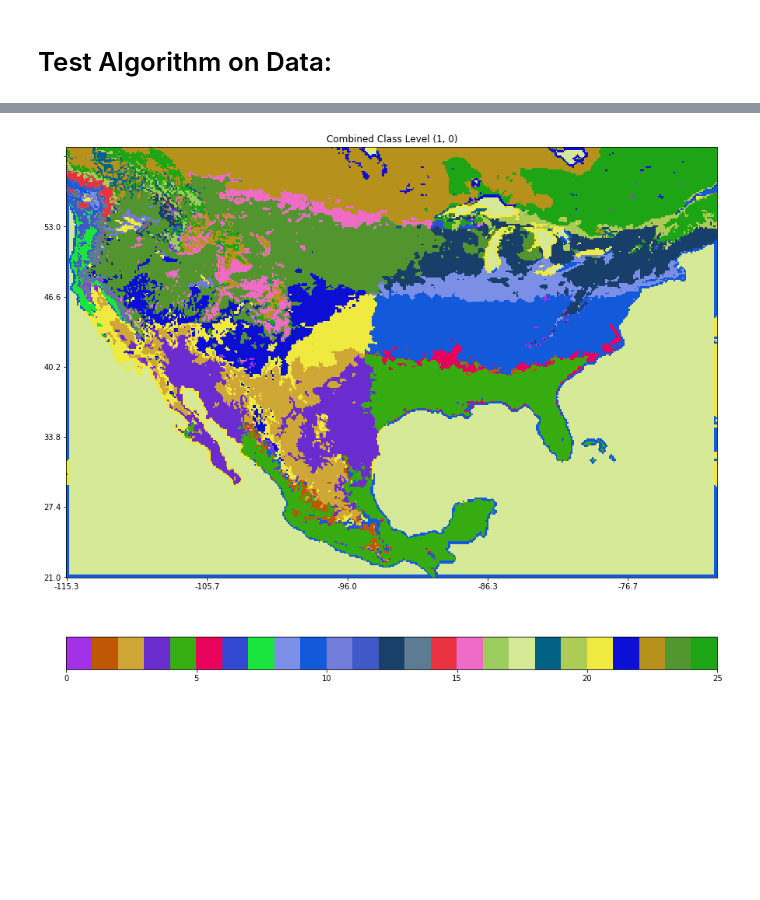
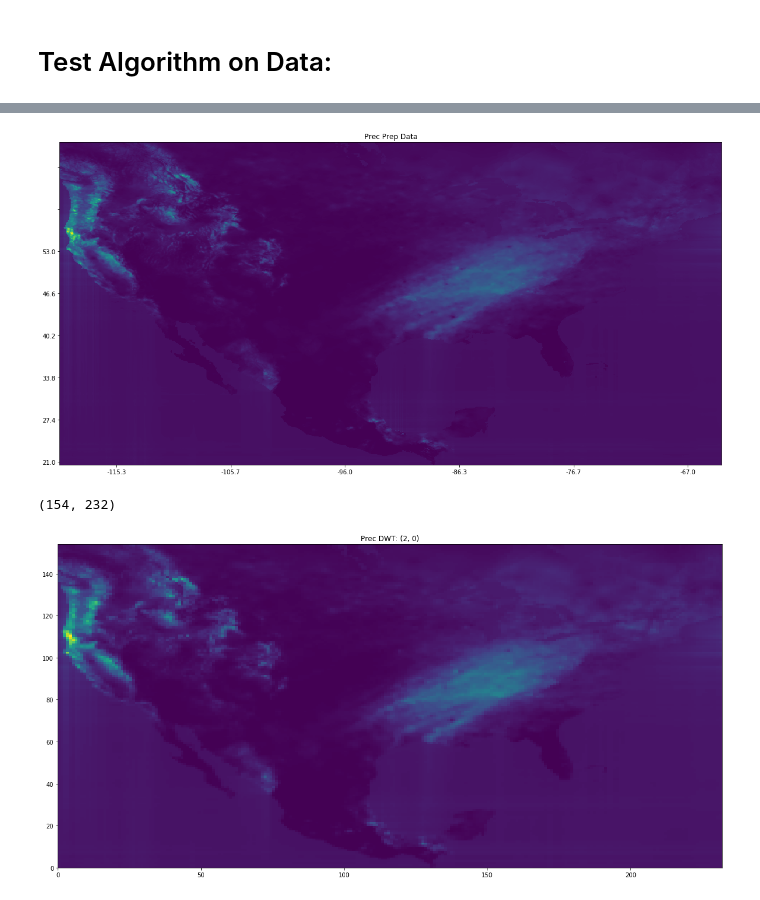
Before and after one commit to derekdesantis/climate_clustering, a Jupyter notebook: MR_Cluster_K.ipynb, the cells around one changed output, grey strips where cells are left out. Cells and saved outputs as stored; diff of their text form; code cells hidden in the pictures; blank space fills up the shorter version.

```diff
--- a/MR_Cluster_K.ipynb
+++ b/MR_Cluster_K.ipynb
@@ -595,0 +910,2 @@ steps
+# %%
+Prec_classes, Tmax_classes, Tmin_classes, lexlabels_thresh = clustering(dst)
@@ -596,3 +937,18 @@ steps
+# %%
+#Set of time slices
+t_chunk = 12*20
+t_delta = 20*12
+steps = (768-t_chunk)/(t_delta)
+# %%
+Prec_classes_all = {}
+Tmax_classes_all = {}
+Tmin_classes_all = {}
+labels_all = {}
+
+for step in range(steps+1):
+    dst = ds.isel(time=slice(t_delta*step,t_chunk+t_delta*step))
+
+    Prec_classes_all[step], Tmax_classes_all[step], Tmin_classes_all[step], labels_all[step] = clustering(dst)
 # %%
 Prec_classes_all = {}
 Tmax_classes_all = {}
@@ -684,20 +1044,38 @@ np.nanmax(Prec_classes_all[0][(1,0)])
+# %%
+f, ax = plt.subplots(figsize=(20, 10), ncols=1, nrows=1)
+
+p0 = ax.pcolormesh(ds.lon, ds.lat, data_Prec[0])
+        #p0 = plt.imshow(lexlabels, cmap="Set3", origin = [0,0])
+    #plt.colorbar(p0, ax=ax, orientation='horizontal',
+    #                 pad=0.07, fraction=0.05)
+        #p.clim(0, number_labels)
+ax.set_title("Prec Prep Data")
+
+ax.set_xticklabels(lon_space, minor=False)
+ax.set_yticklabels(lat_space, minor=False)
+
+plt.show()
+# %% [output]
+[figure, added]
+# %%
+wp = pywt.wavedecn(data=data_Prec, wavelet = 'haar', level = 2, axes = [1,2])
+# %%
+wp[0][0].shape
+# %% [output]
+(154, 232)
 # %%
-colormap = np.random.uniform(low=0,high=1,size = (25,3))
-cmap = color.ListedColormap(colormap)
+f, ax = plt.subplots(figsize=(20, 10), ncols=1, nrows=1)
 
+p0 = ax.pcolormesh(wp[0][0])
+        #p0 = plt.imshow(lexlabels, cmap="Set3", origin = [0,0])
+    #plt.colorbar(p0, ax=ax, orientation='horizontal',
+    #                 pad=0.07, fraction=0.05)
+        #p.clim(0, number_labels)
+ax.set_title("Prec DWT: " + str((2,0)))
 
-f, ax = plt.subplots(figsize=(15, 20), ncols=1, nrows=1)
-    #Plot Prec
-p0 = plt.imshow(labels_all[0], cmap=cmap, origin = [0,0])
-#p0 = plt.imshow(lexlabels, cmap="Set3", origin = [0,0])
-plt.colorbar(p0, ax=ax, orientation='horizontal',
-             pad=0.07, fraction=0.05)
-plt.clim(0, 25)
-ax.set_title('Combined Class Level ' + str((1,0)))
-
-ax.set_xticklabels(lon_space, minor=False)
-ax.set_yticklabels(lat_space, minor=False)
+#ax.set_xticklabels(lon_space, minor=False)
+#ax.set_yticklabels(lat_space, minor=False)
 
 plt.show()
 # %% [output]
-[figure, old version]
+[figure, new version]
```
Also changed, not shown: parts of 65 cells of this notebook, 1 other file.
